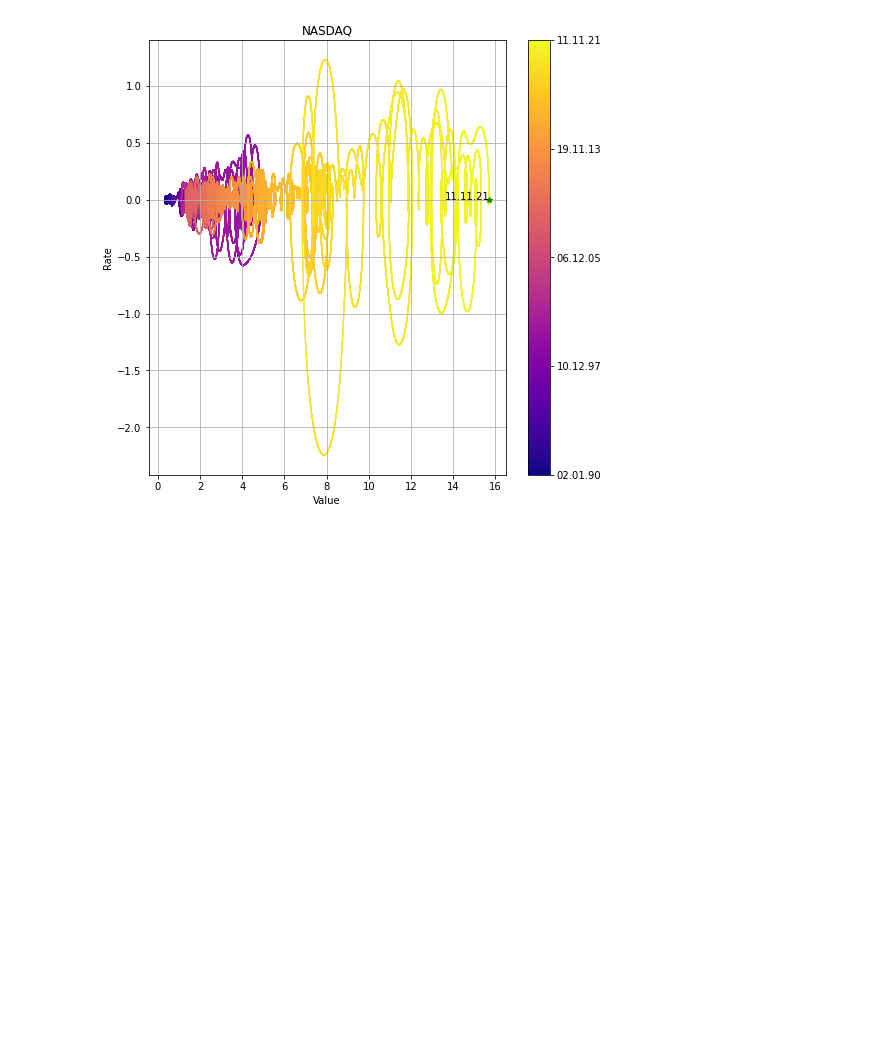
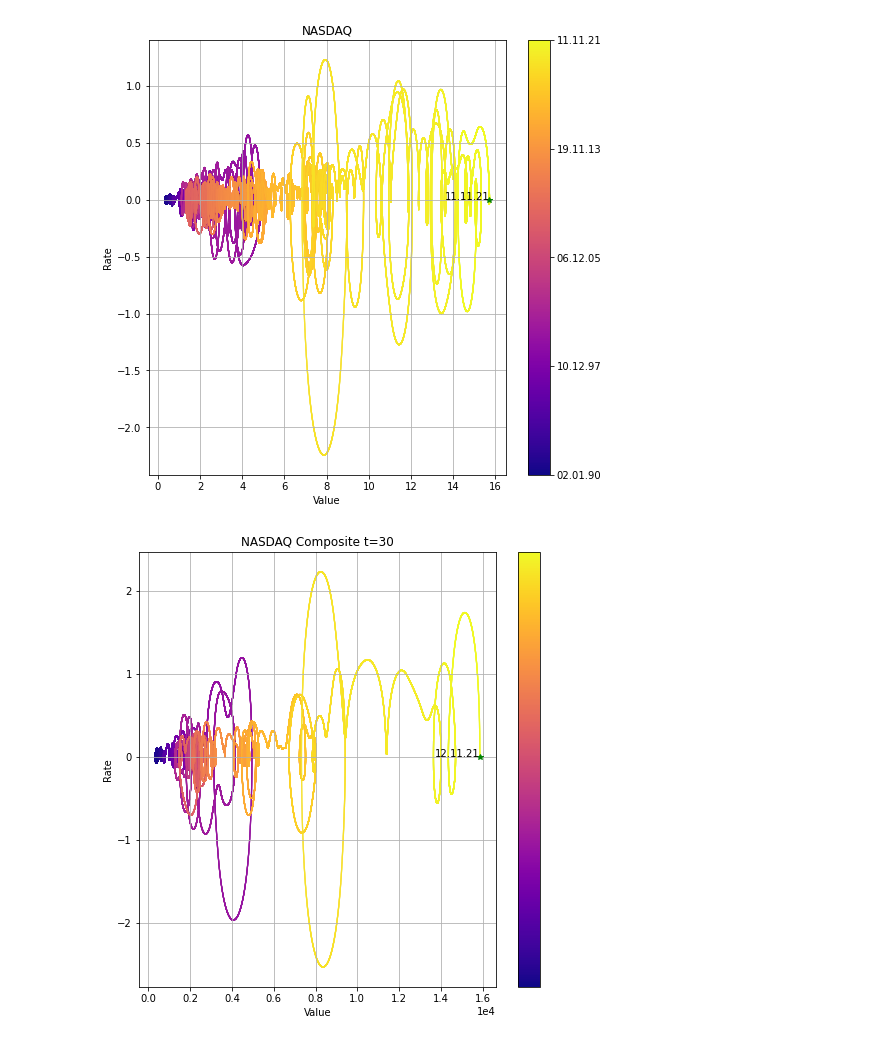
Before and after one commit to Karpovich-alex/phase-portrait-Nasdaq, a Jupyter notebook: Article-NASDAQ.ipynb, the cells around one changed output. Cells and saved outputs as stored; diff of their text form; code cells hidden in the pictures; blank space fills up the shorter version.

```diff
--- a/Article-NASDAQ.ipynb
+++ b/Article-NASDAQ.ipynb
@@ -172,11 +172,13 @@ def plot_phase_portrait(x, xx, dates, deriv, tt, name, ticks_num=5, save_fig_nam
     c_bar=plt.cm.plasma(np.linspace(0, 1, tt.shape[0]))
 
     fig, ax = plt.subplots()
-    ax.scatter(deriv[0], deriv[1], c=c_bar, s=0.05)
-    cax=ax.plot(deriv[0][-1], deriv[1][-1], '*g', markersize=6)
-    ax.annotate(dates.iloc[-1].strftime('%d.%m.%y'),  xy=(deriv[0][-1], deriv[1][-1]), color='black', ha="right")
+    ax.scatter(deriv[0]*1000, deriv[1], c=c_bar, s=0.05)
+    cax=ax.plot(deriv[0][-1]*1000, deriv[1][-1], '*g', markersize=6)
+    ax.annotate(dates.iloc[-1].strftime('%d.%m.%y'),  xy=(deriv[0][-1]*1000, deriv[1][-1]), color='black', ha="right")
     ax.set_ylabel('Rate')
     ax.set_xlabel('Value')
+
+    ax.ticklabel_format(style='sci',scilimits=(-3,4),axis='both')
 
     plt.title(name)
 
@@ -184,7 +186,7 @@ def plot_phase_portrait(x, xx, dates, deriv, tt, name, ticks_num=5, save_fig_nam
     fig.set_figwidth(8)
 
 
-    cbar = fig.colorbar(mpl.cm.ScalarMappable(cmap=cmap, norm=norm), ticks=get_ticks(xx, ticks_num), orientation='vertical')
+    cbar = fig.colorbar(mpl.cm.ScalarMappable(cmap=cmap, norm=norm), ticks=get_ticks(xx*1000, ticks_num), orientation='vertical')
     cbar.ax.set_yticklabels(map(lambda x: x.strftime('%d.%m.%y'), get_ticks(df['date'], ticks_num)))
     if len(y_limits)==2:
         plt.ylim(y_limits)
@@ -254,6 +256,11 @@ def generate_png():
         filename=get_filename(name, df['date'].min().strftime('%d_%m_%y'), df['date'].max().strftime('%d_%m_%y'), slice_period)
 
         plot_phase_portrait(x, xx, df['date'], deriv, tt, f"{name} t={slice_period}", ticks_num=5, save_fig_name='./Nasdaq_img/'+filename, y_limits=y_lim, x_limits=x_lim)
+# %%
+x, y, xx, deriv, tt, slice_period = generated_data[2]
+plot_phase_portrait(x, xx, df['date'], deriv, tt, f"{name} t={slice_period}", ticks_num=5)
+# %% [output]
+[figure, added]
 # %%
 %time generate_png()
 # %% [output]
```
Also changed, not shown: parts of 12 cells of this notebook, 1 other file.
